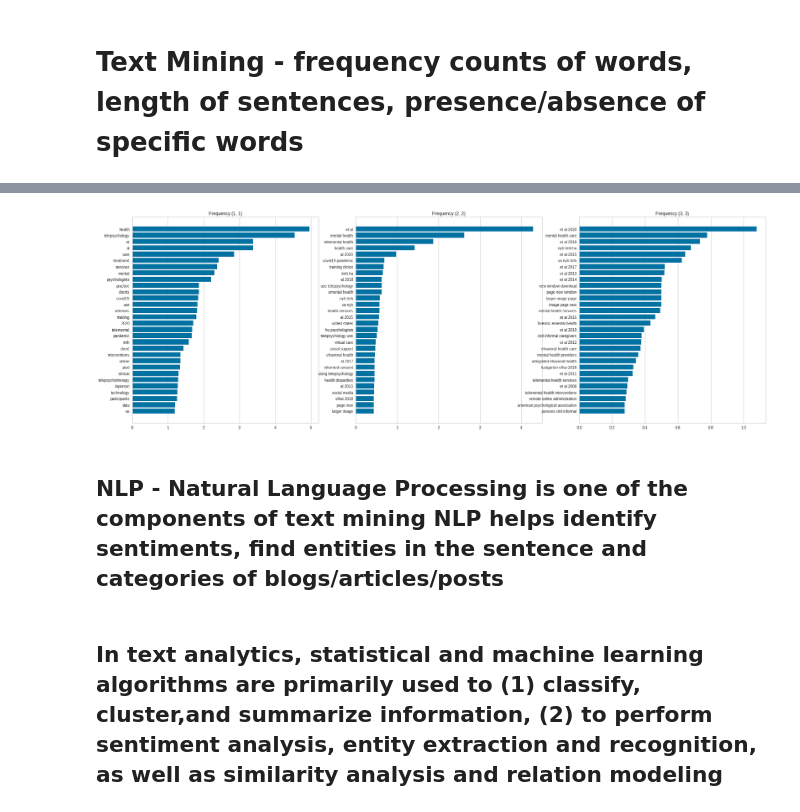
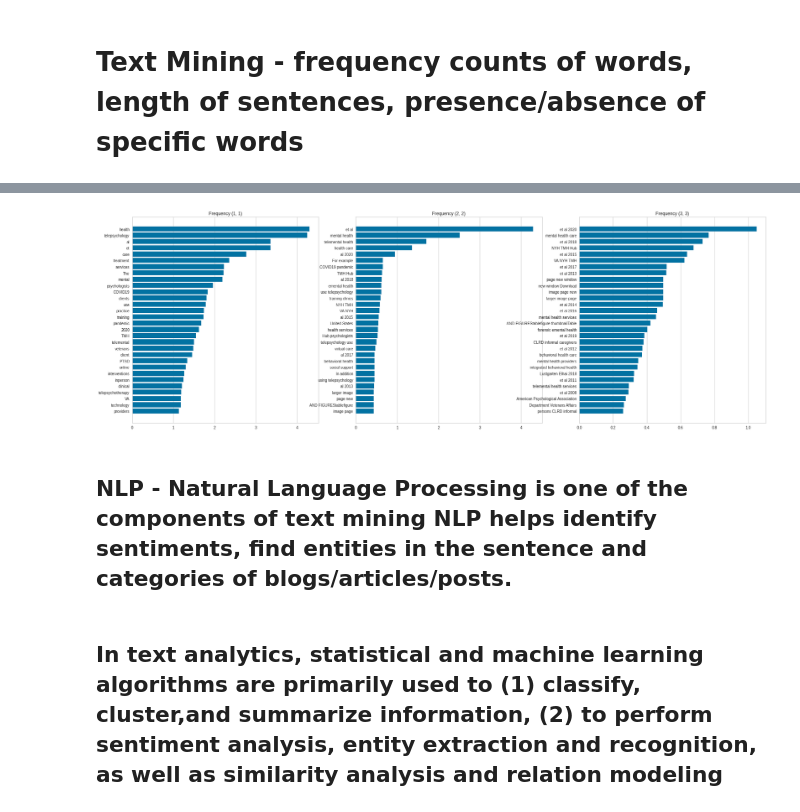
Before and after one commit to VintageGold/Text_Summarization, a Jupyter notebook: Text_Summarization.ipynb, the cells around one changed output, grey strips where cells are left out. Drawn from its saved outputs; the diff is of its cells as text; code cells hidden in the pictures.

```diff
--- a/Text_Summarization.ipynb
+++ b/Text_Summarization.ipynb
@@ -143,6 +156,7 @@ df_metadata.corr()
+# %%
+text = [text for text in df_metadata["Clean_Content"]]
 # %%
 import matplotlib.pyplot as plt
-
 
 fig, ax = plt.subplots(1,3,figsize=(30,10))
 
@@ -150,8 +164,8 @@ figs = len(ax)
 
 for i in range(figs):
 
-    vectorizer = CountVectorizer(stop_words="english",ngram_range=(i+1,i+1))
-    docs = vectorizer.fit_transform(text for text in df_metadata["Content_Clean"])
+    vectorizer = CountVectorizer(stop_words="english",ngram_range=(i+1,i+1),lowercase=False)
+    docs = vectorizer.fit_transform(text)
     features = vectorizer.get_feature_names()
     visualizer = FreqDistVisualizer(features=features, orient="H",n=30,ax=ax[i])
     ax[i].set_title(f"Frequency {vectorizer.ngram_range}")
@@ -160,0 +177,3 @@ for i in range(figs):
+# %%
+dispersion_text = [doc.split() for doc in df_metadata["Clean_Content"]]
+len(dispersion_text)
@@ -160,0 +182,10 @@ for i in range(figs):
+# %%
+# Choose words whose occurence in the text will be plotted
+not_found = ["1TABLESANDFIGUREstatefigure","AND FIGUREStatefigure"]
+other_words = [token.split() for token in ["TMH","NYH TMH","VA","image page new","new window Download","page new window","emental health",]]
+other_words_flattened = np.unique(np.concatenate(other_words).ravel().tolist())
+target_words = other_words_flattened
+
+# Create the visualizer and draw the plot
+visualizer = DispersionPlot(target_words,ignore_case=False)
+_ = visualizer.fit(dispersion_text)
@@ -161,19 +195,19 @@ for i in range(figs):
 # %%
 fig, ax = plt.subplots(1,3,figsize=(30,10))
 
 figs = len(ax)
 
 for i in range(figs):
 
-    vectorizer = TfidfVectorizer(stop_words="english",ngram_range=(i+1,i+1))
-    docs       = vectorizer.fit_transform(text for text in df_metadata["Content_Clean"])
+    vectorizer = TfidfVectorizer(stop_words="english",ngram_range=(i+1,i+1),lowercase=False)
+    docs       = vectorizer.fit_transform(text for text in df_metadata["Clean_Content"])
     features   = vectorizer.get_feature_names()
     visualizer = FreqDistVisualizer(features=features, orient="H",n=30,ax=ax[i])
     ax[i].set_title(f"Frequency {vectorizer.ngram_range}")
     _ = visualizer.fit(docs)
 # %% [output]
-[figure, old version]
+[figure, new version]
 # %% [markdown]
-## NLP - Natural Language Processing is one of the components of text mining NLP helps identify sentiments, find entities in the sentence and categories of blogs/articles/posts
+## NLP - Natural Language Processing is one of the components of text mining NLP helps identify sentiments, find entities in the sentence and categories of blogs/articles/posts.
 # %% [markdown]
 ## In text analytics, statistical and machine learning algorithms are primarily used to (1) classify, cluster,and summarize information, (2) to perform sentiment analysis, entity extraction and recognition, as well as similarity analysis and relation modeling
```
Also changed, not shown: parts of 15 cells of this notebook.
